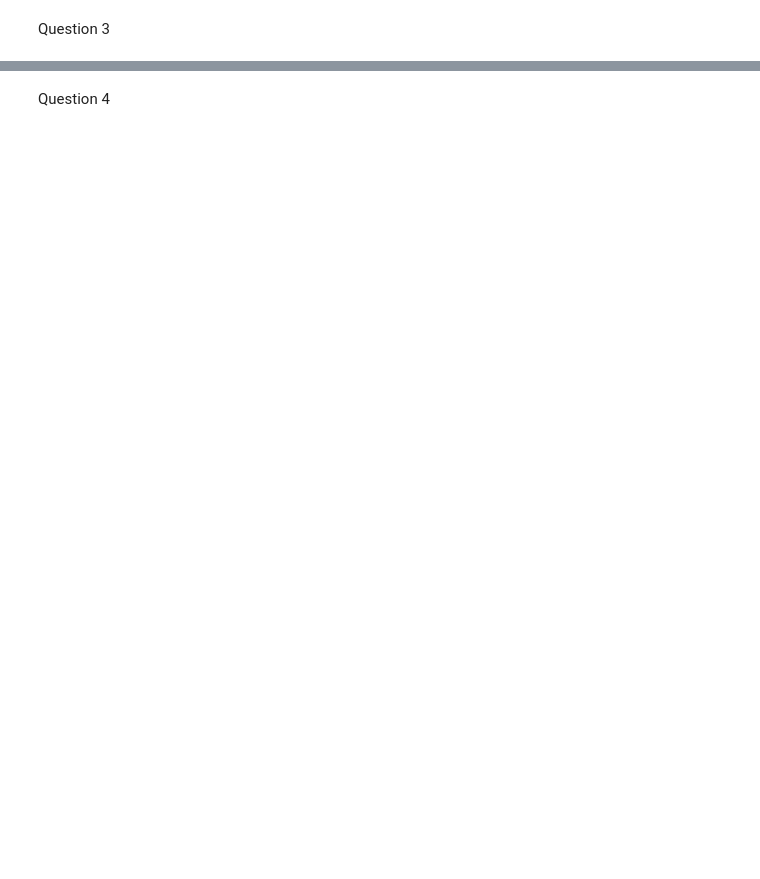
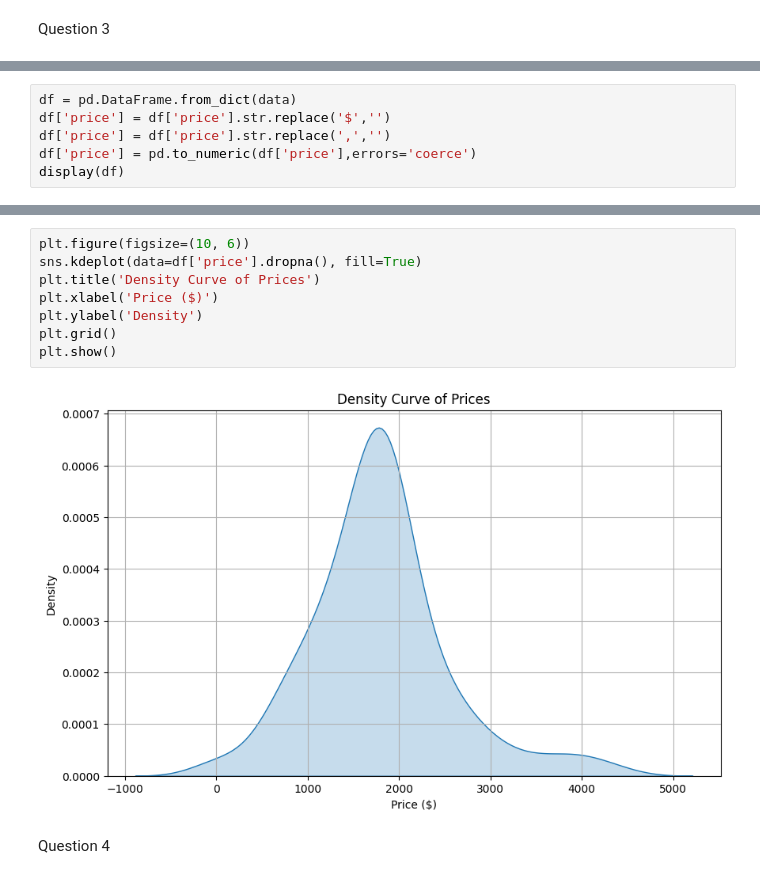
Before and after one commit to EllaThomasson/labs-ds3001, a Jupyter notebook: WebScrapingLab_EllaThomasson.ipynb, the cells around one changed output, grey strips where cells are left out. Cells and saved outputs as stored; diff of their text form; blank space fills up the shorter version.

```diff
--- a/WebScrapingLab_EllaThomasson.ipynb
+++ b/WebScrapingLab_EllaThomasson.ipynb
@@ -56,0 +52,6 @@ display(df)
+# %%
+df = pd.DataFrame.from_dict(data)
+df['price'] = df['price'].str.replace('$','')
+df['price'] = df['price'].str.replace(',','')
+df['price'] = pd.to_numeric(df['price'],errors='coerce')
+display(df)
@@ -57,2 +72,12 @@ display(df)
+# %%
+plt.figure(figsize=(10, 6))
+sns.kdeplot(data=df['price'].dropna(), fill=True)
+plt.title('Density Curve of Prices')
+plt.xlabel('Price ($)')
+plt.ylabel('Density')
+plt.grid()
+plt.show()
+# %% [output]
+[figure, added]
 # %% [markdown]
 Question 4
```
Also changed, not shown: parts of 3 cells of this notebook.
